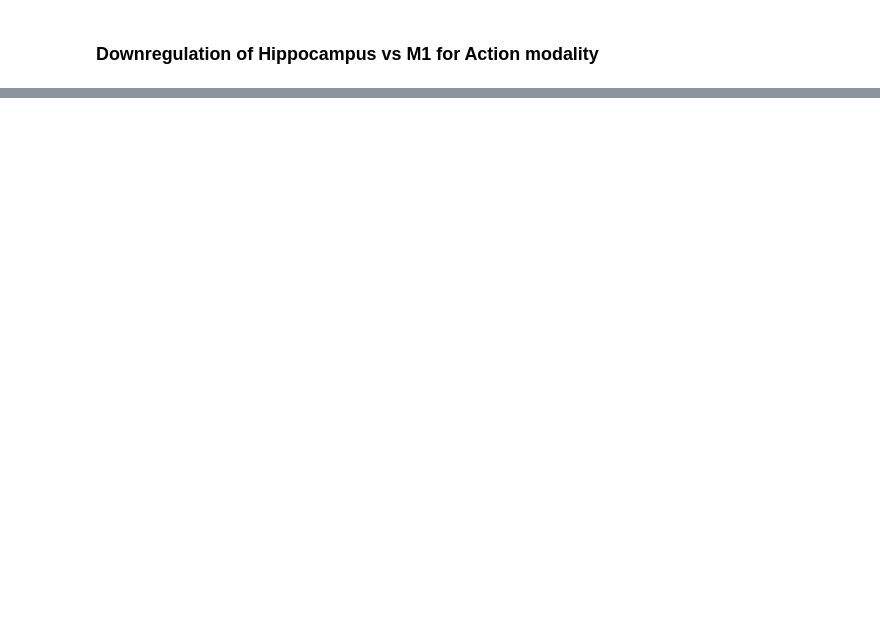
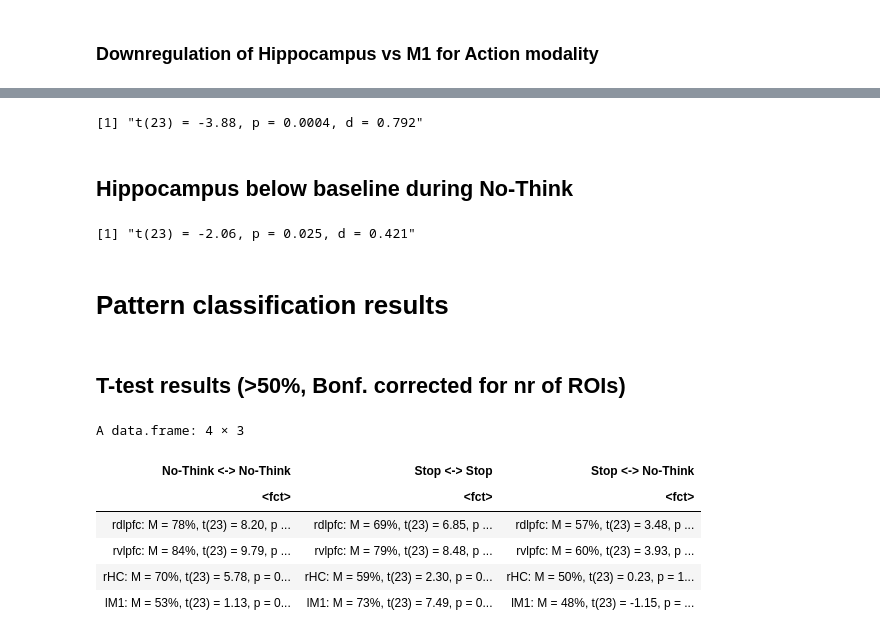
Before and after one commit to dcdace/Domain-general, a Jupyter notebook: Supramodal_Behavioural_03.ipynb, the cells around one changed output, grey strips where cells are left out. Cells and saved outputs as stored; diff of their text form; code cells hidden in the pictures; blank space fills up the shorter version.

```diff
--- a/Supramodal_Behavioural_03.ipynb
+++ b/Supramodal_Behavioural_03.ipynb
@@ -1123,0 +1319,30 @@ ip +
+# %%
+data.s.lM1 = subset(data, condition == "s" & roi == "lM1")
+data.s.lM1$PSC <- rowMeans(data.s.lM1[, 5:8])
+tt_sm1 <- t.test(data.s.lM1$PSC, mu = 0, alternative = "less")
+
+sprintf('t(%d) = %.2f, p = %.4f, d = %.3f',
+        tt_sm1$parameter,
+        tt_sm1$statistic,
+        tt_sm1$p.value,
+        abs(tt_sm1$statistic/sqrt(tt_sm1$parameter+1))
+)
+# %% [output]
+[1] "t(23) = -3.88, p = 0.0004, d = 0.792"
+# %% [markdown]
+## Hippocampus below baseline during No-Think
+# %%
+data.nt.rHC = subset(data, condition == "nt" & roi == "rHC")
+data.nt.rHC$PSC <- rowMeans(data.nt.rHC[, 5:8])
+tt_nthc <- t.test(data.nt.rHC$PSC, mu = 0, alternative = "less")
+
+sprintf('t(%d) = %.2f, p = %.3f, d = %.3f',
+        tt_nthc$parameter,
+        tt_nthc$statistic,
+        tt_nthc$p.value,
+        abs(tt_nthc$statistic/sqrt(tt_nthc$parameter+1))
+)
+# %% [output]
+[1] "t(23) = -2.06, p = 0.025, d = 0.421"
+# %% [markdown]
+# Pattern classification results
@@ -1123,0 +1462,16 @@ ip +
+# %% [markdown]
+## T-test results (>50%, Bonf. corrected for nr of ROIs)
+# %%
+resdf <-
+    as.data.frame(cbind(dispresults(tres[, 1]), dispresults(tres[, 2]), dispresults(tres[, 3])))
+colnames(resdf) <-
+    c("No-Think <-> No-Think", "Stop <-> Stop", "Stop <-> No-Think")
+resdf
+# %% [output]
+A data.frame: 4 × 3
+| No-Think <-> No-Think | Stop <-> Stop | Stop <-> No-Think |
+| <fct> | <fct> | <fct> |
+| rdlpfc: M = 78%, t(23) = 8.20, p ... | rdlpfc: M = 69%, t(23) = 6.85, p ... | rdlpfc: M = 57%, t(23) = 3.48, p ... |
+| rvlpfc: M = 84%, t(23) = 9.79, p ... | rvlpfc: M = 79%, t(23) = 8.48, p ... | rvlpfc: M = 60%, t(23) = 3.93, p ... |
+| rHC: M = 70%, t(23) = 5.78, p = 0... | rHC: M = 59%, t(23) = 2.30, p = 0... | rHC: M = 50%, t(23) = 0.23, p = 1... |
+| lM1: M = 53%, t(23) = 1.13, p = 0... | lM1: M = 73%, t(23) = 7.49, p = 0... | lM1: M = 48%, t(23) = -1.15, p = ... |
```
Also changed, not shown: parts of 26 cells of this notebook.
